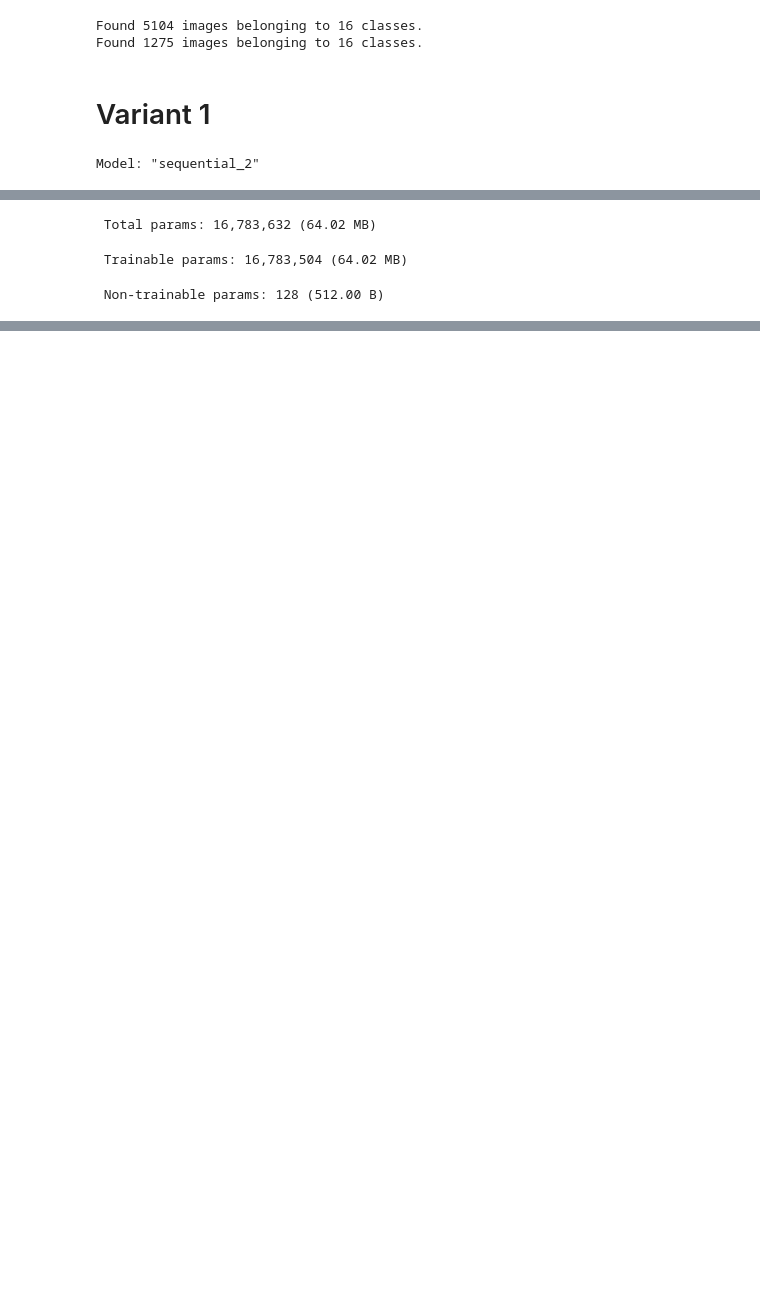
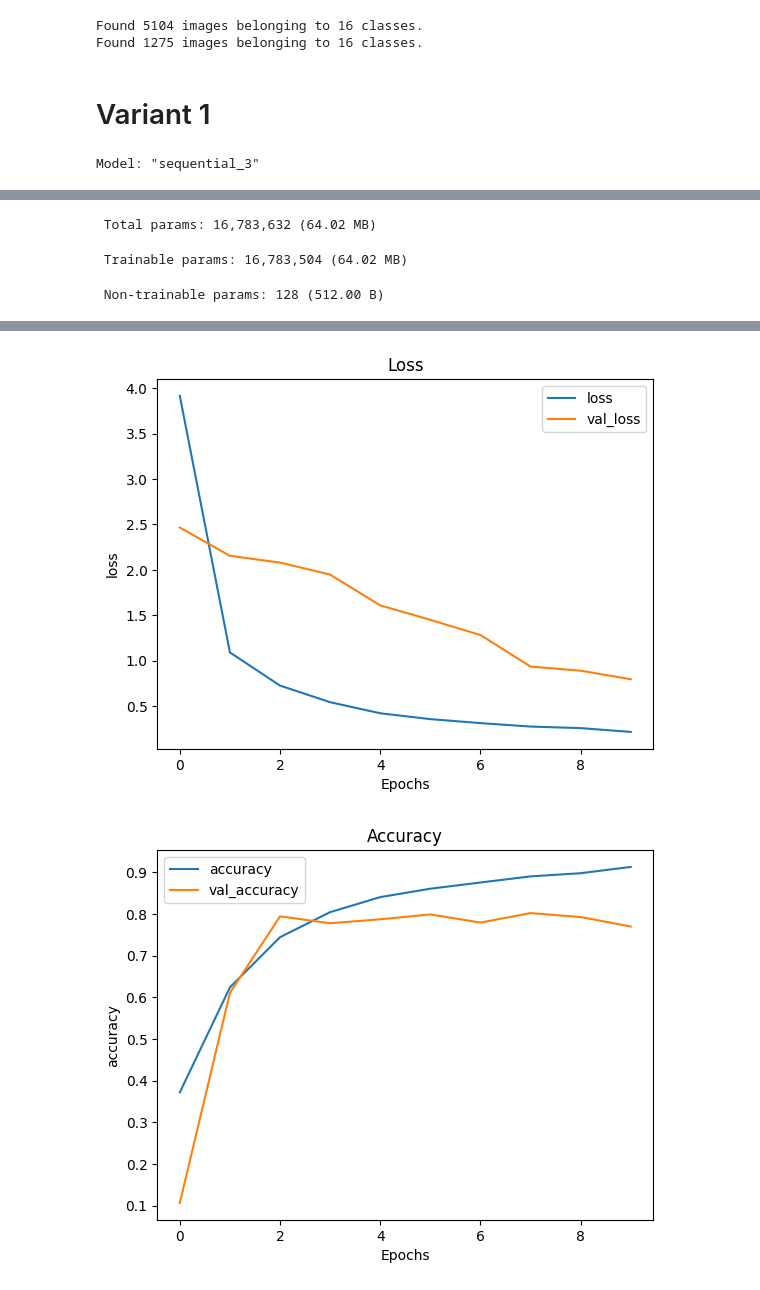
Before and after one commit to KlymentievMaksym/IntelOb, a Jupyter notebook: Lab3/Lab3.2.ipynb, the cells around one changed output, grey strips where cells are left out. Cells and saved outputs as stored; diff of their text form; code cells hidden in the pictures; blank space fills up the shorter version.

```diff
--- a/Lab3/Lab3.2.ipynb
+++ b/Lab3/Lab3.2.ipynb
@@ -5,12 +9,10 @@ import matplotlib.pyplot as plt
 # %%
-
-
 train_datagen = ImageDataGenerator(rescale=1./255, validation_split=0.2)
 
 train_generator = train_datagen.flow_from_directory(
     './Data/Lego/LEGO brick images v1',
     target_size=(128, 128),
-    batch_size=32,
+    batch_size=128,
     class_mode='categorical',
     subset='training'
 )
@@ -18,13 +20,30 @@ train_generator = train_datagen.flow_from_directory(
 val_generator = train_datagen.flow_from_directory(
     './Data/Lego/LEGO brick images v1',
     target_size=(128, 128),
-    batch_size=32,
+    batch_size=128,
     class_mode='categorical',
     subset='validation'
 )
 # %% [output]
 Found 5104 images belonging to 16 classes.
 Found 1275 images belonging to 16 classes.
+# %%
+def display_history(history, names, title):
+    plt.figure()
+    plt.title(title)
+    plt.plot(history.history[names[0]], label=names[0])
+    plt.plot(history.history[names[1]], label=names[1])
+    plt.xlabel("Epochs")
+    plt.ylabel(names[0])
+    plt.legend()
+    plt.show()
+# %%
+def predict(model):
+    history = model.fit(train_generator, validation_data=val_generator, epochs=10)
+    # history = model.fit(x=train_set_x, y=train_set_y, batch_size=128, epochs=100, validation_data=(valid_set_x, valid_set_y))
+    display_history(history, ['loss', 'val_loss'], "Loss")
+    display_history(history, ['accuracy', 'val_accuracy'], "Accuracy")
+    model.evaluate(val_generator)
 # %% [markdown]
 # Variant 1
 # %%
@@ -70,10 +89,9 @@ model.summary()
 model.compile(optimizer=tf.keras.optimizers.Adam(learning_rate=0.001),
               loss=tf.keras.losses.CategoricalCrossentropy(),
               metrics=['accuracy', tf.keras.metrics.TopKCategoricalAccuracy(k=2, name="Top2")])
-#plot_model(model, show_shapes=True)
-# model.compile(optimizer='adam', loss='categorical_crossentropy', metrics=['accuracy'])
+predict(model)
 # %% [output]
-Model: "sequential_2"
+Model: "sequential_3"
 ┏━━━━━━━━━━━━━━━━━━━━━━━━━━━━━━━━━┳━━━━━━━━━━━━━━━━━━━━━━━━┳━━━━━━━━━━━━━━━┓
 ┃ Layer (type)                    ┃ Output Shape           ┃       Param # ┃
 ┡━━━━━━━━━━━━━━━━━━━━━━━━━━━━━━━━━╇━━━━━━━━━━━━━━━━━━━━━━━━╇━━━━━━━━━━━━━━━┩
@@ -97,0 +136,2 @@ Model: "sequential_2"
+[figure, added]
+[figure, added]
```
Also changed, not shown: parts of 12 cells of this notebook, 4 other files.
